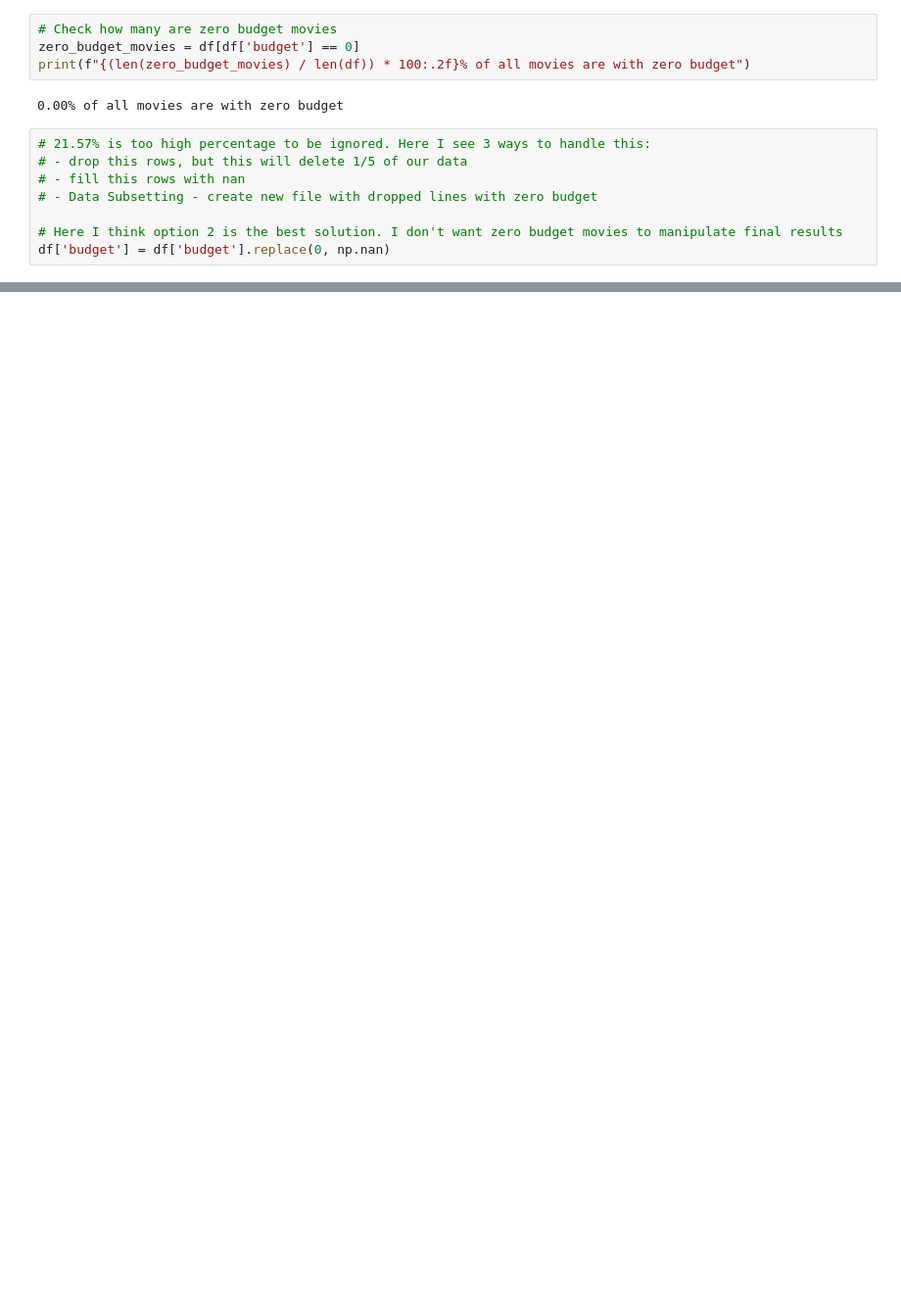
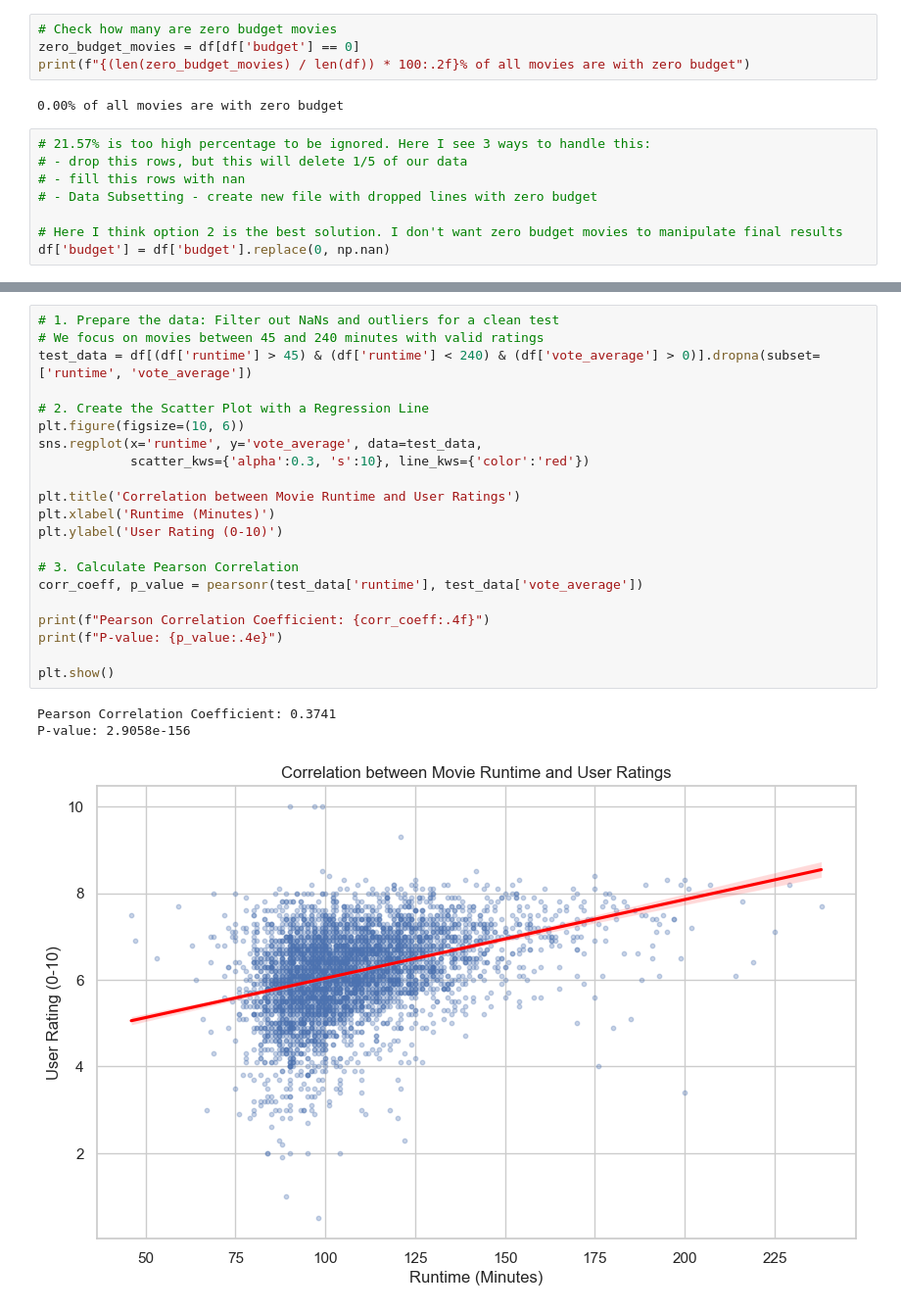
Before and after one commit to jivko25/Funko-pop-analyzer, a Jupyter notebook: movies.ipynb, the cells around one changed output, grey strips where cells are left out. Shown at 98% size. Cells and saved outputs as stored; diff of their text form; blank space fills up the shorter version.

```diff
--- a/movies.ipynb
+++ b/movies.ipynb
@@ -509,0 +551,25 @@ id
+# %%
+# 1. Prepare the data: Filter out NaNs and outliers for a clean test
+# We focus on movies between 45 and 240 minutes with valid ratings
+test_data = df[(df['runtime'] > 45) & (df['runtime'] < 240) & (df['vote_average'] > 0)].dropna(subset=['runtime', 'vote_average'])
+
+# 2. Create the Scatter Plot with a Regression Line
+plt.figure(figsize=(10, 6))
+sns.regplot(x='runtime', y='vote_average', data=test_data,
+            scatter_kws={'alpha':0.3, 's':10}, line_kws={'color':'red'})
+
+plt.title('Correlation between Movie Runtime and User Ratings')
+plt.xlabel('Runtime (Minutes)')
+plt.ylabel('User Rating (0-10)')
+
+# 3. Calculate Pearson Correlation
+corr_coeff, p_value = pearsonr(test_data['runtime'], test_data['vote_average'])
+
+print(f"Pearson Correlation Coefficient: {corr_coeff:.4f}")
+print(f"P-value: {p_value:.4e}")
+
+plt.show()
+# %% [output]
+Pearson Correlation Coefficient: 0.3741
+P-value: 2.9058e-156
+[figure, added]
```
Also changed, not shown: parts of 10 cells of this notebook.
